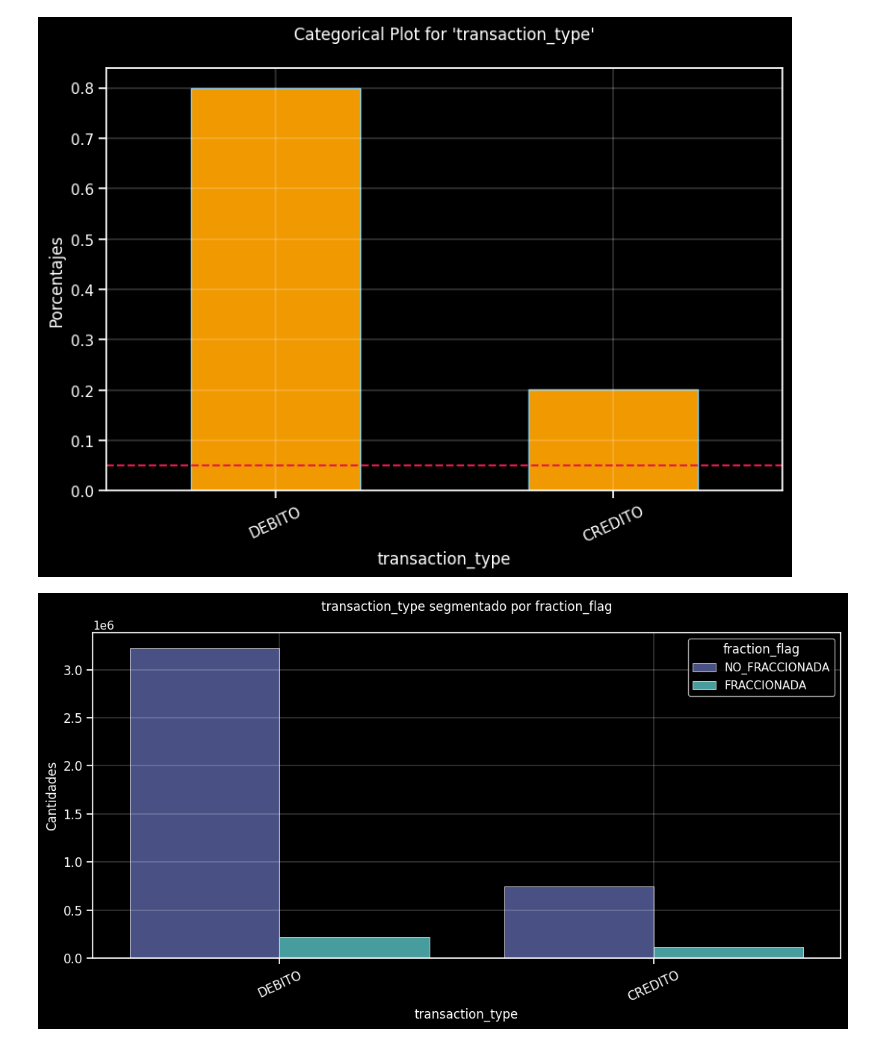
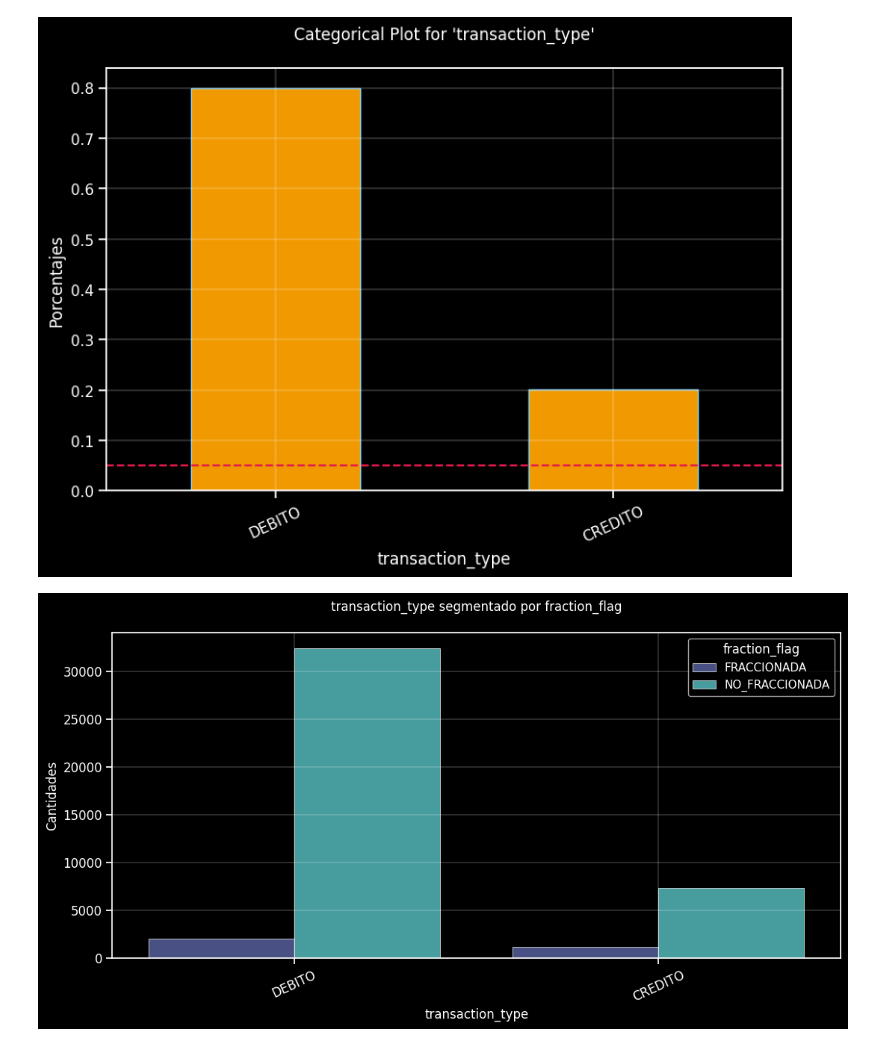
Before and after one commit to jorge-robledo11/Transacciones-Nequi, a Jupyter notebook: src/notebooks/03_eda.ipynb, the cells around one changed output. Saved outputs shown, nothing was run; the diff lists cells and outputs as text; code cells hidden in the pictures.

```diff
--- a/src/notebooks/03_eda.ipynb
+++ b/src/notebooks/03_eda.ipynb
@@ -10,12 +10,13 @@ pd.options.display.float_format = '{:,.2f}'.format
 %autoreload 2
 # %%
 # Especifica las columnas que deseas cargar
-columns_to_load = ['transaction_date', 'transaction_amount', 'transaction_type', 'fraction_flag']
+columns_to_load = ['transaction_date', 'transaction_amount', 'transaction_type', 'fraction_flag', 'user_id']
 
 # Lectura de los datos
 data = pd.read_parquet(
     path='../../data/processed/data_processed.parquet',
-    columns=columns_to_load  # Excluye la columna 'id'
+    columns=columns_to_load
 )
+
 data.sample(5, random_state=777)
 # %% [output]
@@ -105,9 +98,9 @@ single_categorical_plot(
 # %%
 # Función para graficar las categóricas segmentadas por el target
 categoricals_hue_target(
-    data=data,
-    variables=categoricals,
+    data=data.sample(frac=0.01, random_state=777),
+    variables=['transaction_type'],
     target='fraction_flag'
 )
 # %% [output]
-[figure, old version]
+[figure, new version]
```
Also changed, not shown: parts of 6 cells of this notebook, 4 other files.
